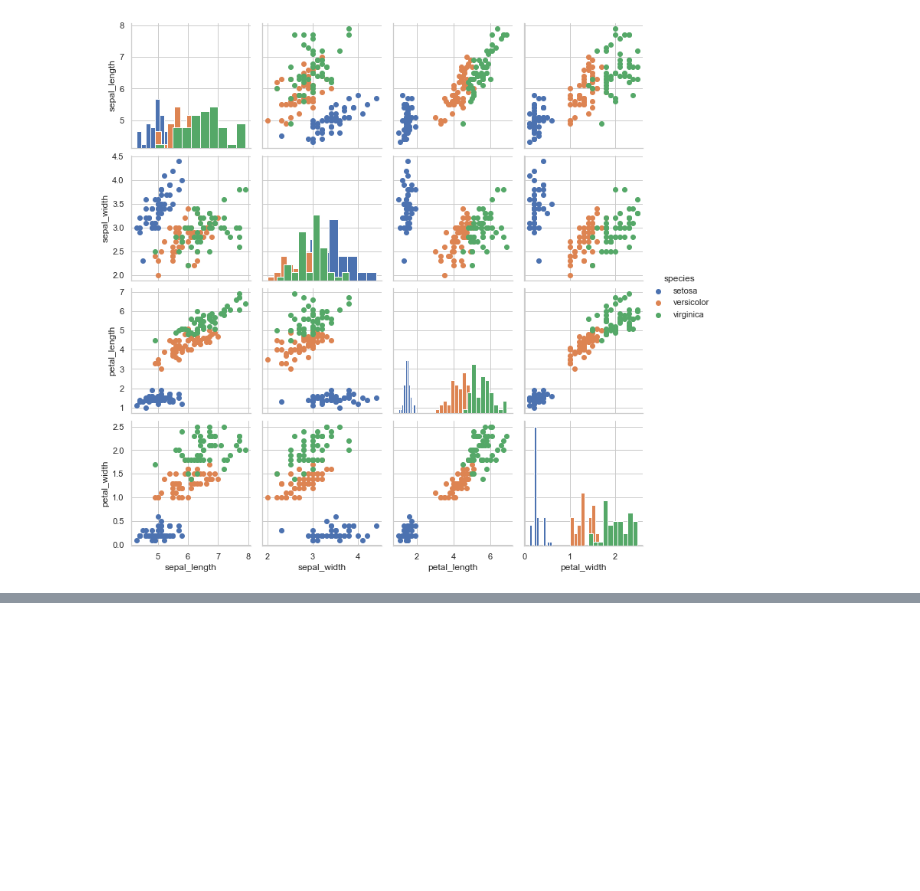
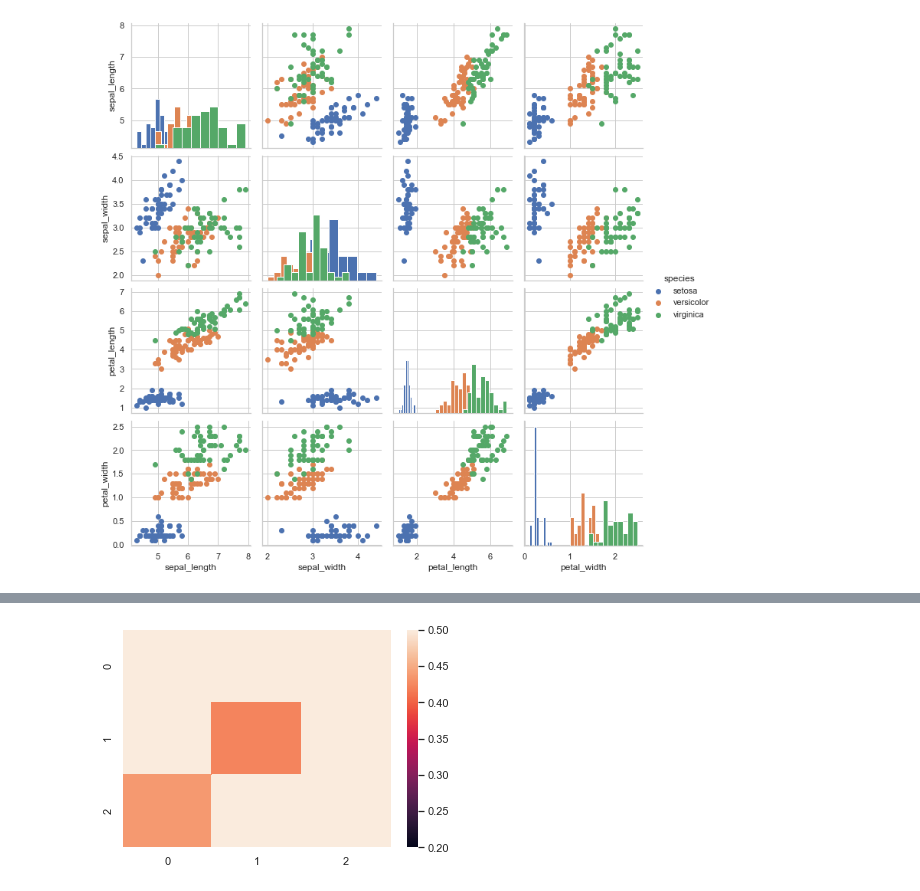
Before and after one commit to lixixi89055465/py_stu, a Jupyter notebook: tangyudi/base/seaborn/example-04.ipynb, the cells around one changed output, grey strips where cells are left out. Saved outputs shown, nothing was run; the diff lists cells and outputs as text; code cells hidden in the pictures; blank space fills up the shorter version.

```diff
--- a/tangyudi/base/seaborn/example-04.ipynb
+++ b/tangyudi/base/seaborn/example-04.ipynb
@@ -160,0 +176,5 @@ g.add_legend()
+# %%
+ax=sns.heatmap(uniform_data,vmin=0.2,vmax=0.5
+              )
+# %% [output]
+[figure, added]
```
Also changed, not shown: parts of 7 cells of this notebook.
